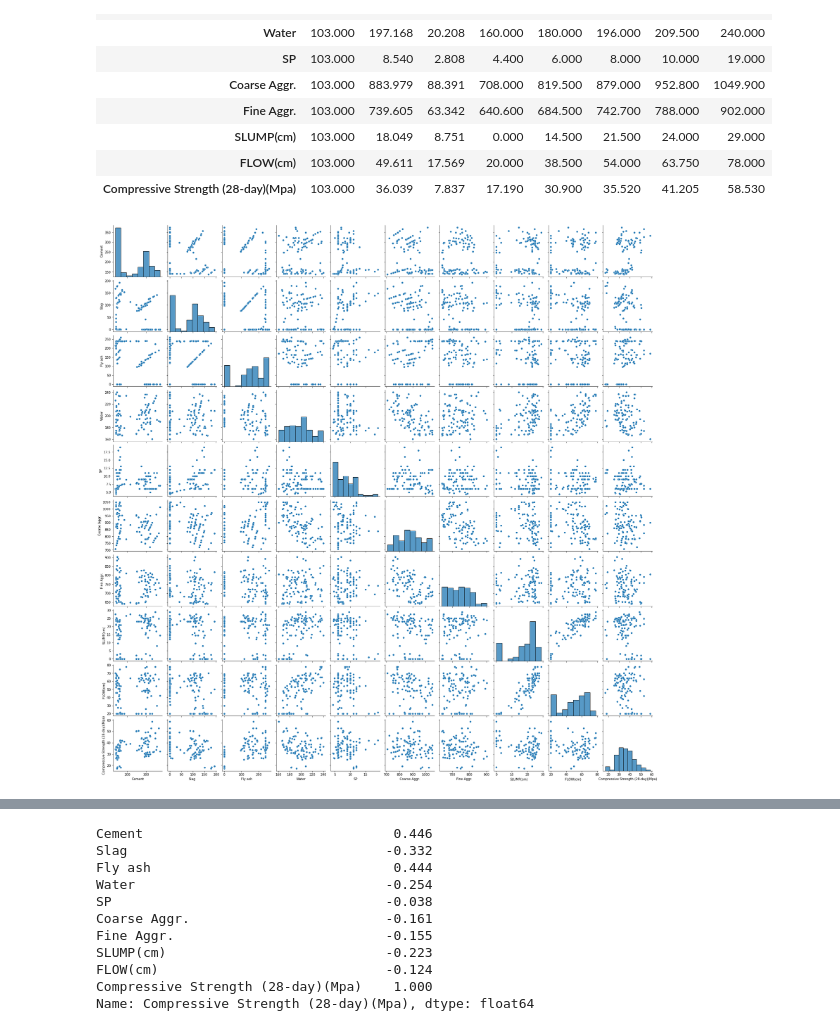
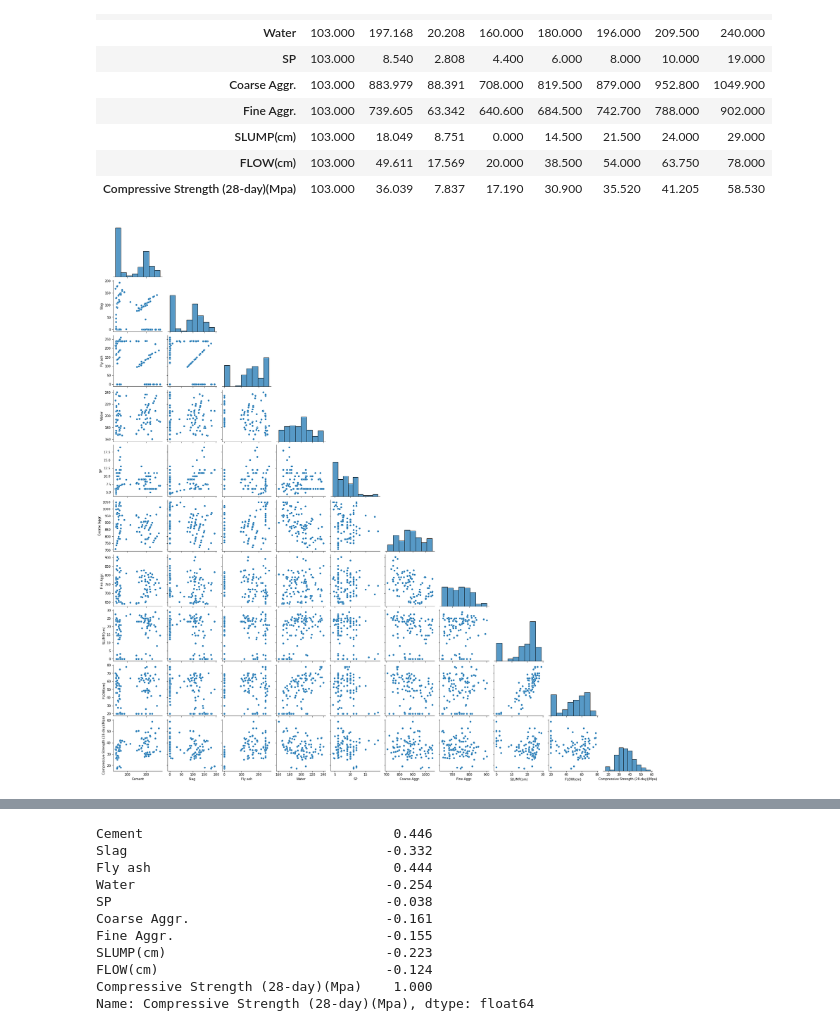
Before and after one commit to glcn35/machine_learning, a Jupyter notebook: assigment/D1178-gülcan_cement_slump_assignment_1.ipynb, the cells around one changed output, grey strips where cells are left out. Saved outputs shown, nothing was run; the diff lists cells and outputs as text; code cells hidden in the pictures.

```diff
--- a/assigment/D1178-gülcan_cement_slump_assignment_1.ipynb
+++ b/assigment/D1178-gülcan_cement_slump_assignment_1.ipynb
@@ -112,9 +112,10 @@ df.describe().T
 | FLOW(cm) | 103.000 | 49.611 | 17.569 | 20.000 | 38.500 | 54.000 | 63.750 | 78.000 |
 | Compressive Strength (28-day)(Mpa) | 103.000 | 36.039 | 7.837 | 17.190 | 30.900 | 35.520 | 41.205 | 58.530 |
 # %%
-sns.pairplot(df);
+sns.pairplot(df,
+             corner=True);
 # %% [output]
-[figure, old version]
+[figure, new version]
 # %%
 df.corr()
 # %% [output]
```
Also changed, not shown: parts of 10 cells of this notebook.
